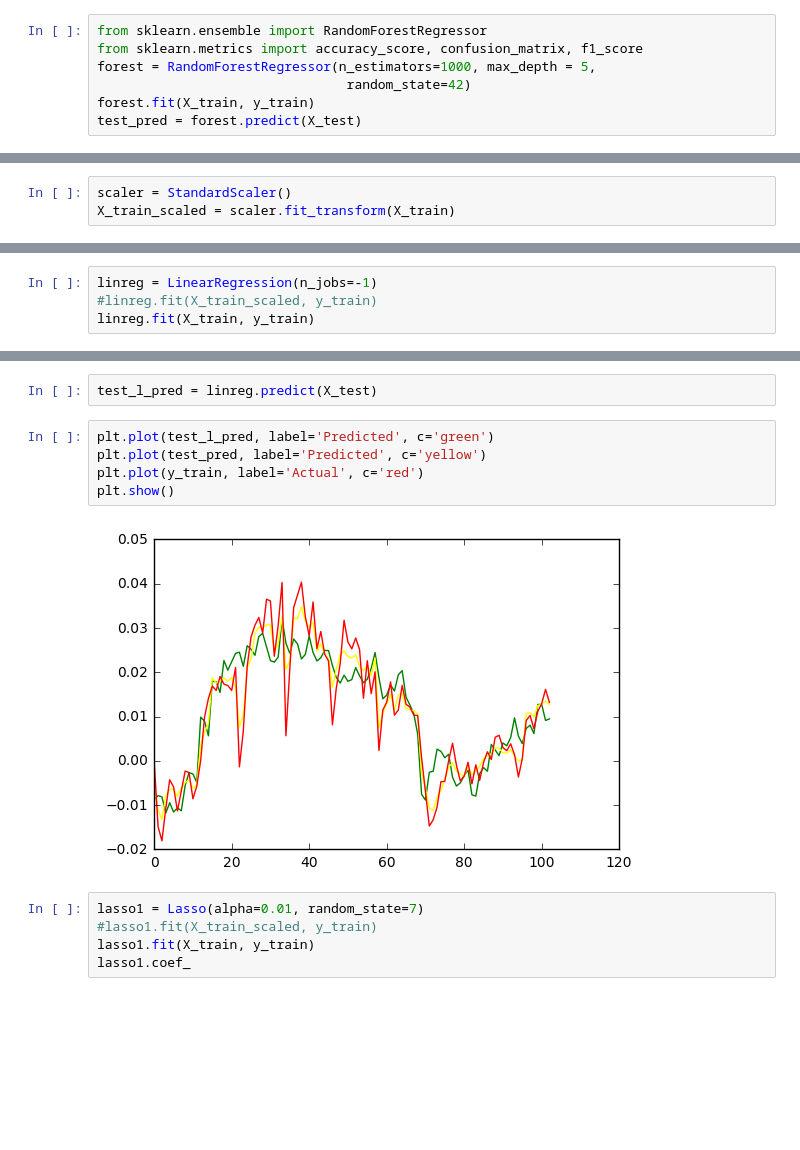
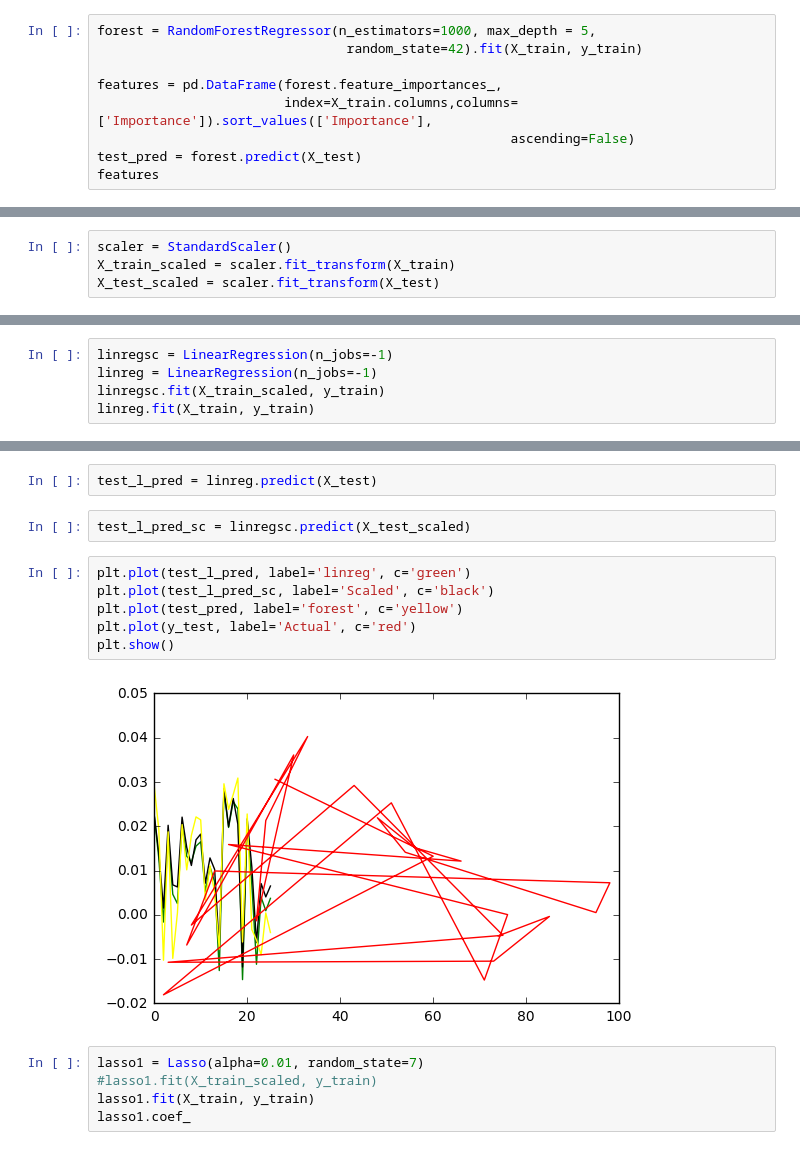
Before and after one commit to krutenyuk/Retail-depo, a Jupyter notebook: Data model.ipynb, the cells around one changed output, grey strips where cells are left out. Saved outputs shown, nothing was run; the diff lists cells and outputs as text; blank space fills up the shorter version.

```diff
--- a/Data model.ipynb
+++ b/Data model.ipynb
@@ -122,7 +96,9 @@ from sklearn.preprocessing import StandardScaler
 # %%
-from sklearn.ensemble import RandomForestRegressor
-from sklearn.metrics import accuracy_score, confusion_matrix, f1_score
 forest = RandomForestRegressor(n_estimators=1000, max_depth = 5,
-                                random_state=42)
-forest.fit(X_train, y_train)
+                                random_state=42).fit(X_train, y_train)
+
+features = pd.DataFrame(forest.feature_importances_,
+                        index=X_train.columns,columns=['Importance']).sort_values(['Importance'],
+                                                     ascending=False)
 test_pred = forest.predict(X_test)
+features
@@ -189,6 +127,7 @@ X_train.head()
 # %%
 scaler = StandardScaler()
 X_train_scaled = scaler.fit_transform(X_train)
+X_test_scaled = scaler.fit_transform(X_test)
 # %%
 X_train_scaled = pd.DataFrame(X_train_scaled,columns=X_train.columns)
 X_train_scaled.head()
@@ -202,6 +141,7 @@ X_train_scaled.head()
 # %%
+linregsc = LinearRegression(n_jobs=-1)
 linreg = LinearRegression(n_jobs=-1)
-#linreg.fit(X_train_scaled, y_train)
+linregsc.fit(X_train_scaled, y_train)
 linreg.fit(X_train, y_train)
 # %% [output]
 LinearRegression(copy_X=True, fit_intercept=True, n_jobs=-1, normalize=False)
@@ -227,12 +173,15 @@ linreg_coef.sort_values(by='Coeff.abs', ascending=False)
 # %%
 test_l_pred = linreg.predict(X_test)
+# %%
+test_l_pred_sc = linregsc.predict(X_test_scaled)
 # %%
-plt.plot(test_l_pred, label='Predicted', c='green')
-plt.plot(test_pred, label='Predicted', c='yellow')
-plt.plot(y_train, label='Actual', c='red')
+plt.plot(test_l_pred, label='linreg', c='green')
+plt.plot(test_l_pred_sc, label='Scaled', c='black')
+plt.plot(test_pred, label='forest', c='yellow')
+plt.plot(y_test, label='Actual', c='red')
 plt.show()
 # %% [output]
-[figure, old version]
+[figure, new version]
 # %%
 lasso1 = Lasso(alpha=0.01, random_state=7)
 #lasso1.fit(X_train_scaled, y_train)
```
Also changed, not shown: parts of 33 cells of this notebook.
